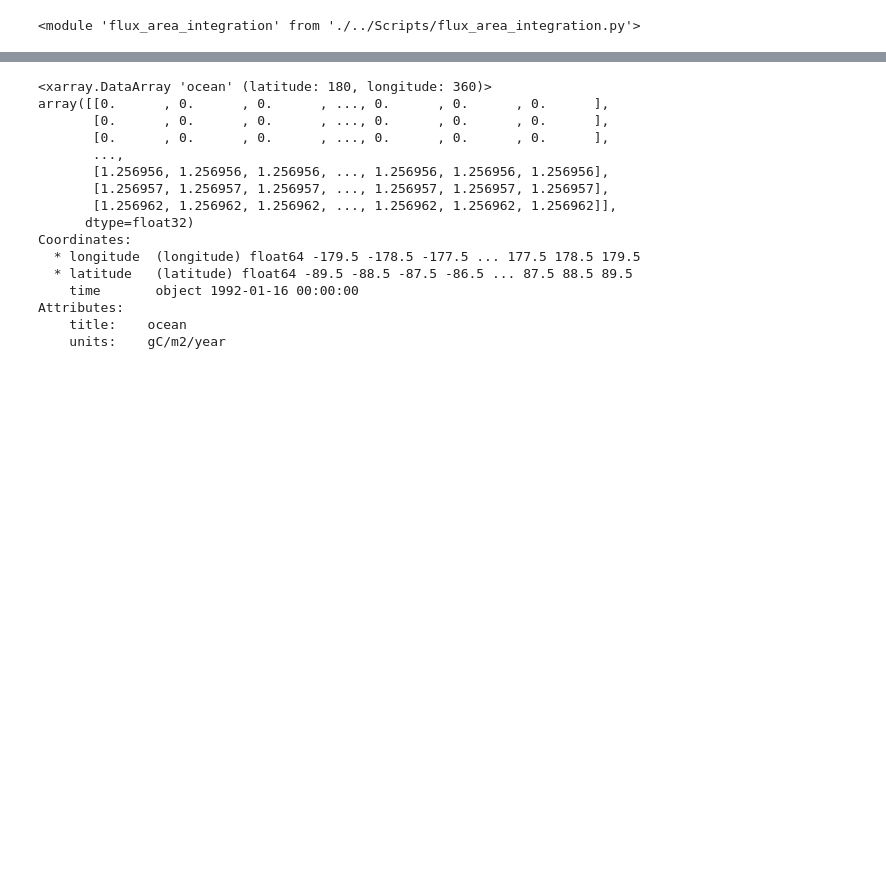
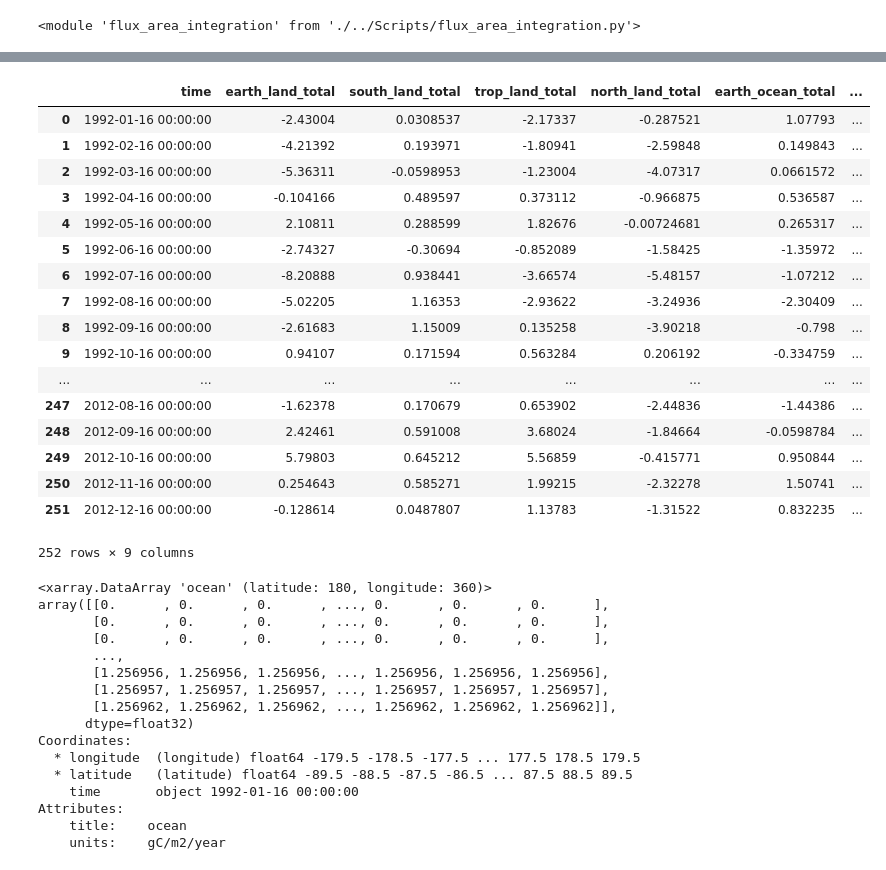
Before and after one commit to rursino/carbon-cycle-feedbacks, a Jupyter notebook: Peylin_flux/Notebooks/Fix product of area and fluxes.ipynb, the cells around one changed output, grey strips where cells are left out. Saved outputs shown, nothing was run; the diff lists cells and outputs as text; code cells hidden in the pictures; blank space fills up the shorter version.

```diff
--- a/Peylin_flux/Notebooks/Fix product of area and fluxes.ipynb
+++ b/Peylin_flux/Notebooks/Fix product of area and fluxes.ipynb
@@ -14,3 +14,9 @@ ilib.reload(fai)
 # %%
 Rayner = './../data/fco2_Rayner-C13-2018_June2018-ext3_1992-2012_monthlymean_XYT.nc'
 df = xr.open_dataset(Rayner)
+# %%
+%%time
+
+# clean_fai branch
+fai.spatial_integration(df, ['Terrestrial_flux','ocean'])
+# %% [output]
@@ -16,0 +25,18 @@ df = xr.open_dataset(Rayner)
+|  | time | earth_land_total | south_land_total | trop_land_total | north_land_total | earth_ocean_total | ... |
+| 0 | 1992-01-16 00:00:00 | -2.43004 | 0.0308537 | -2.17337 | -0.287521 | 1.07793 | ... |
+| 1 | 1992-02-16 00:00:00 | -4.21392 | 0.193971 | -1.80941 | -2.59848 | 0.149843 | ... |
+| 2 | 1992-03-16 00:00:00 | -5.36311 | -0.0598953 | -1.23004 | -4.07317 | 0.0661572 | ... |
+| 3 | 1992-04-16 00:00:00 | -0.104166 | 0.489597 | 0.373112 | -0.966875 | 0.536587 | ... |
+| 4 | 1992-05-16 00:00:00 | 2.10811 | 0.288599 | 1.82676 | -0.00724681 | 0.265317 | ... |
+| 5 | 1992-06-16 00:00:00 | -2.74327 | -0.30694 | -0.852089 | -1.58425 | -1.35972 | ... |
+| 6 | 1992-07-16 00:00:00 | -8.20888 | 0.938441 | -3.66574 | -5.48157 | -1.07212 | ... |
+| 7 | 1992-08-16 00:00:00 | -5.02205 | 1.16353 | -2.93622 | -3.24936 | -2.30409 | ... |
+| 8 | 1992-09-16 00:00:00 | -2.61683 | 1.15009 | 0.135258 | -3.90218 | -0.798 | ... |
+| 9 | 1992-10-16 00:00:00 | 0.94107 | 0.171594 | 0.563284 | 0.206192 | -0.334759 | ... |
+| ... | ... | ... | ... | ... | ... | ... | ... |
+| 247 | 2012-08-16 00:00:00 | -1.62378 | 0.170679 | 0.653902 | -2.44836 | -1.44386 | ... |
+| 248 | 2012-09-16 00:00:00 | 2.42461 | 0.591008 | 3.68024 | -1.84664 | -0.0598784 | ... |
+| 249 | 2012-10-16 00:00:00 | 5.79803 | 0.645212 | 5.56859 | -0.415771 | 0.950844 | ... |
+| 250 | 2012-11-16 00:00:00 | 0.254643 | 0.585271 | 1.99215 | -2.32278 | 1.50741 | ... |
+| 251 | 2012-12-16 00:00:00 | -0.128614 | 0.0487807 | 1.13783 | -1.31522 | 0.832235 | ... |
+252 rows × 9 columns
```
Also changed, not shown: parts of 2 cells of this notebook.
